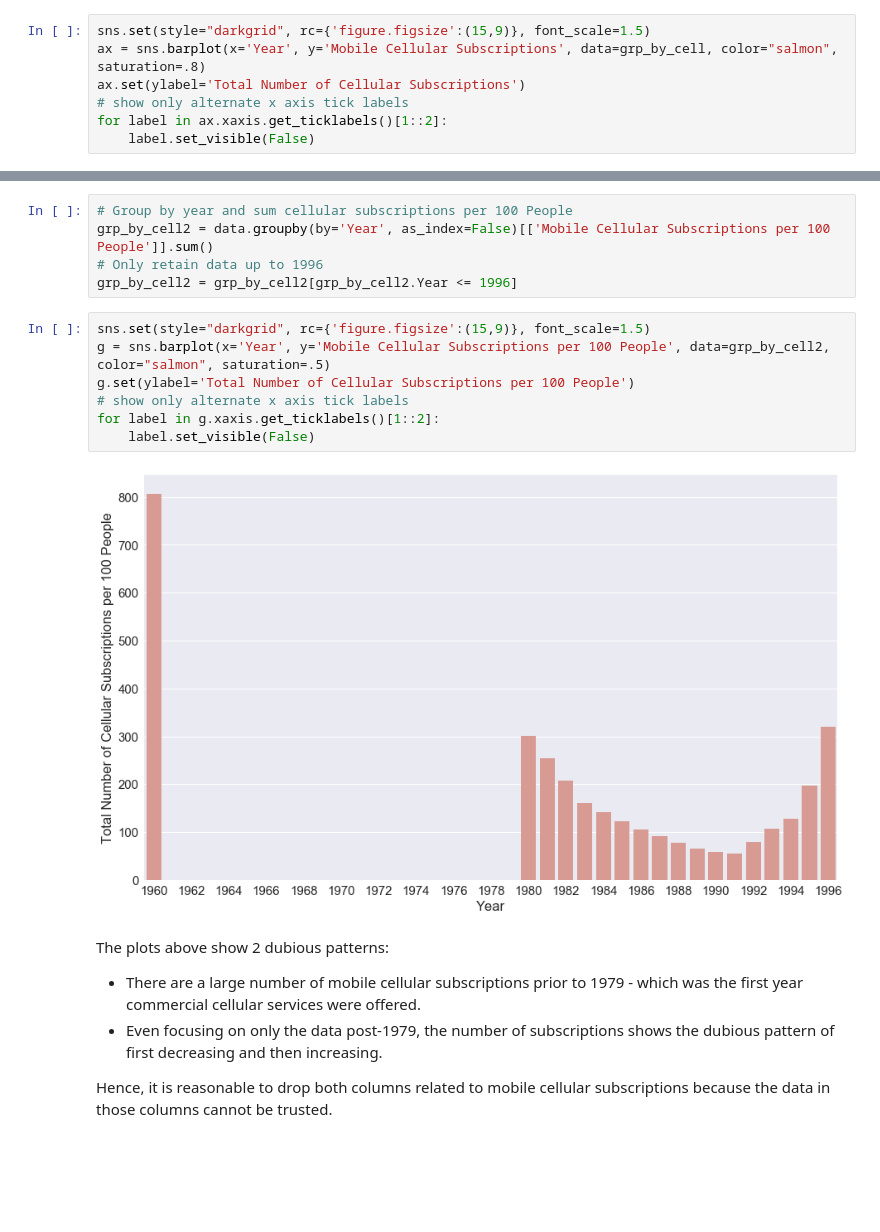
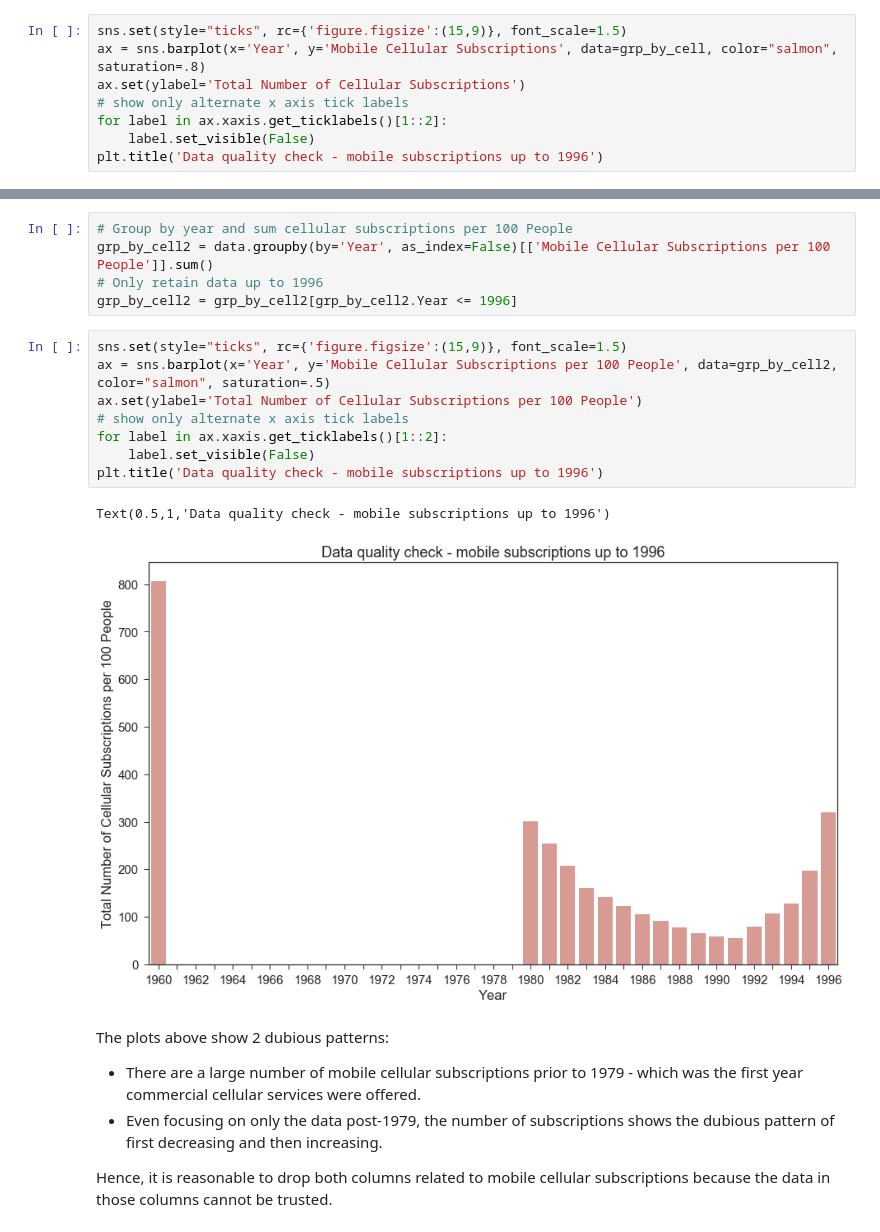
Before and after one commit to kunal-kotian/data_visualization, a Jupyter notebook: global_dev_dataviz.ipynb, the cells around one changed output, grey strips where cells are left out. Drawn from its saved outputs; the diff is of its cells as text; blank space fills up the shorter version.

Commit message:
updated data cleaning plot

```diff
--- a/global_dev_dataviz.ipynb
+++ b/global_dev_dataviz.ipynb
@@ -110,10 +110,11 @@ grp_by_cell = data.groupby(by='Year', as_index=False)[['Mobile Cellular Subscrip
 # Only retain data up to 1996
 grp_by_cell = grp_by_cell[grp_by_cell.Year <= 1996]
 # %%
-sns.set(style="darkgrid", rc={'figure.figsize':(15,9)}, font_scale=1.5)
+sns.set(style="ticks", rc={'figure.figsize':(15,9)}, font_scale=1.5)
 ax = sns.barplot(x='Year', y='Mobile Cellular Subscriptions', data=grp_by_cell, color="salmon", saturation=.8)
 ax.set(ylabel='Total Number of Cellular Subscriptions')
 # show only alternate x axis tick labels
 for label in ax.xaxis.get_ticklabels()[1::2]:
     label.set_visible(False)
+plt.title('Data quality check - mobile subscriptions up to 1996')
 # %% [output]
@@ -124,14 +125,16 @@ grp_by_cell2 = data.groupby(by='Year', as_index=False)[['Mobile Cellular Subscri
 # Only retain data up to 1996
 grp_by_cell2 = grp_by_cell2[grp_by_cell2.Year <= 1996]
 # %%
-sns.set(style="darkgrid", rc={'figure.figsize':(15,9)}, font_scale=1.5)
-g = sns.barplot(x='Year', y='Mobile Cellular Subscriptions per 100 People', data=grp_by_cell2, color="salmon", saturation=.5)
-g.set(ylabel='Total Number of Cellular Subscriptions per 100 People')
+sns.set(style="ticks", rc={'figure.figsize':(15,9)}, font_scale=1.5)
+ax = sns.barplot(x='Year', y='Mobile Cellular Subscriptions per 100 People', data=grp_by_cell2, color="salmon", saturation=.5)
+ax.set(ylabel='Total Number of Cellular Subscriptions per 100 People')
 # show only alternate x axis tick labels
-for label in g.xaxis.get_ticklabels()[1::2]:
+for label in ax.xaxis.get_ticklabels()[1::2]:
     label.set_visible(False)
+plt.title('Data quality check - mobile subscriptions up to 1996')
 # %% [output]
+Text(0.5,1,'Data quality check - mobile subscriptions up to 1996')
-[figure, old version]
+[figure, new version]
 # %% [markdown]
 The plots above show 2 dubious patterns:
 * There are a large number of mobile cellular subscriptions prior to 1979 - which was the first year commercial cellular services were offered.
```
Also changed, not shown: parts of 1 cell of this notebook.
